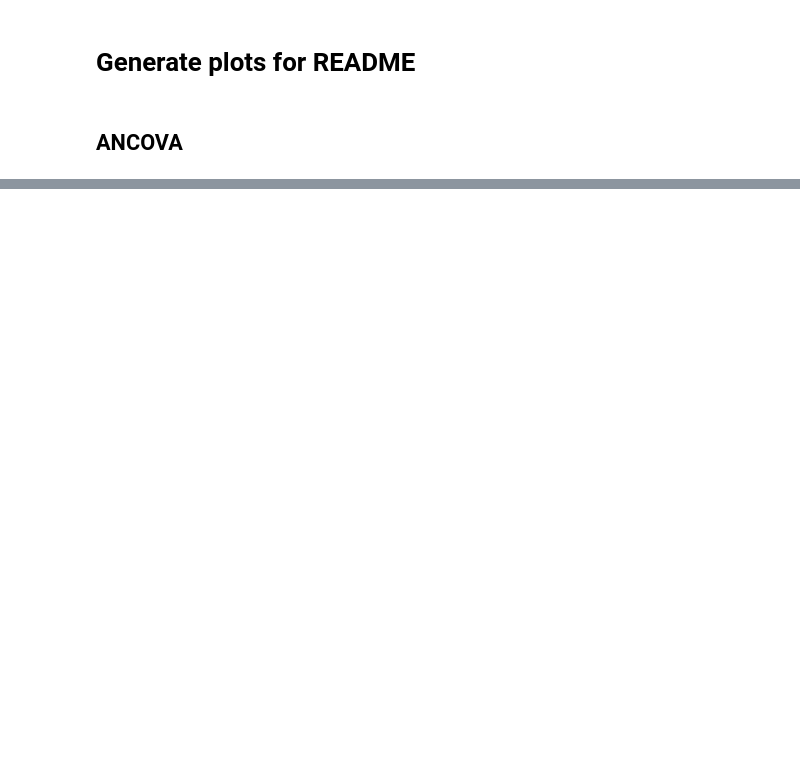
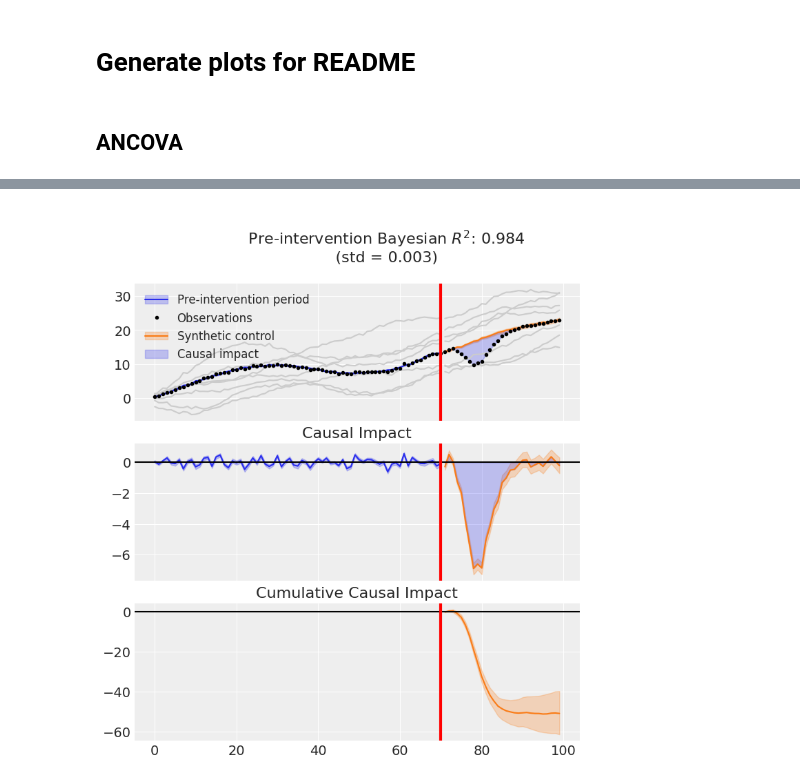
Before and after one commit to pymc-labs/CausalPy, a Jupyter notebook: docs/notebooks/generate_plots.ipynb, the cells around one changed output, grey strips where cells are left out. Drawn from its saved outputs; the diff is of its cells as text; code cells hidden in the pictures; blank space fills up the shorter version.

```diff
--- a/docs/notebooks/generate_plots.ipynb
+++ b/docs/notebooks/generate_plots.ipynb
@@ -34,0 +98,10 @@ Sampling: [y_hat]
+# %%
+df = cp.load_data("sc")
+treatment_time = 70
+# %%
+result = cp.pymc_experiments.SyntheticControl(
+    df,
+    treatment_time,
+    formula="actual ~ 0 + a + b + c + d + e + f + g",
+    model=cp.pymc_models.WeightedSumFitter(sample_kwargs={"target_accept": 0.95}),
+)
@@ -34,0 +120,5 @@ Sampling: [y_hat]
+# %%
+fig, ax = result.plot(plot_predictors=True)
+plt.savefig("../../img/synthetic_control", bbox_inches="tight", pad_inches=0.1)
+# %% [output]
+[figure, added]
```
Also changed, not shown: parts of 12 cells of this notebook, 4 other files.
